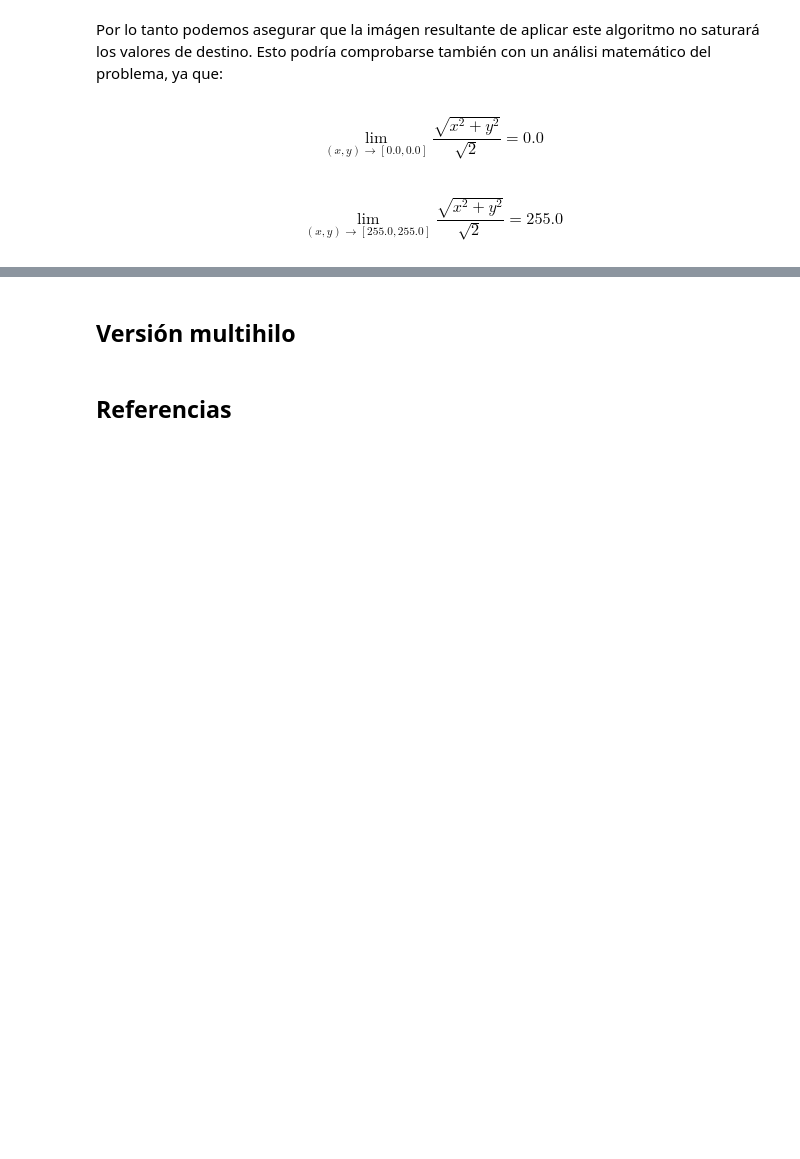
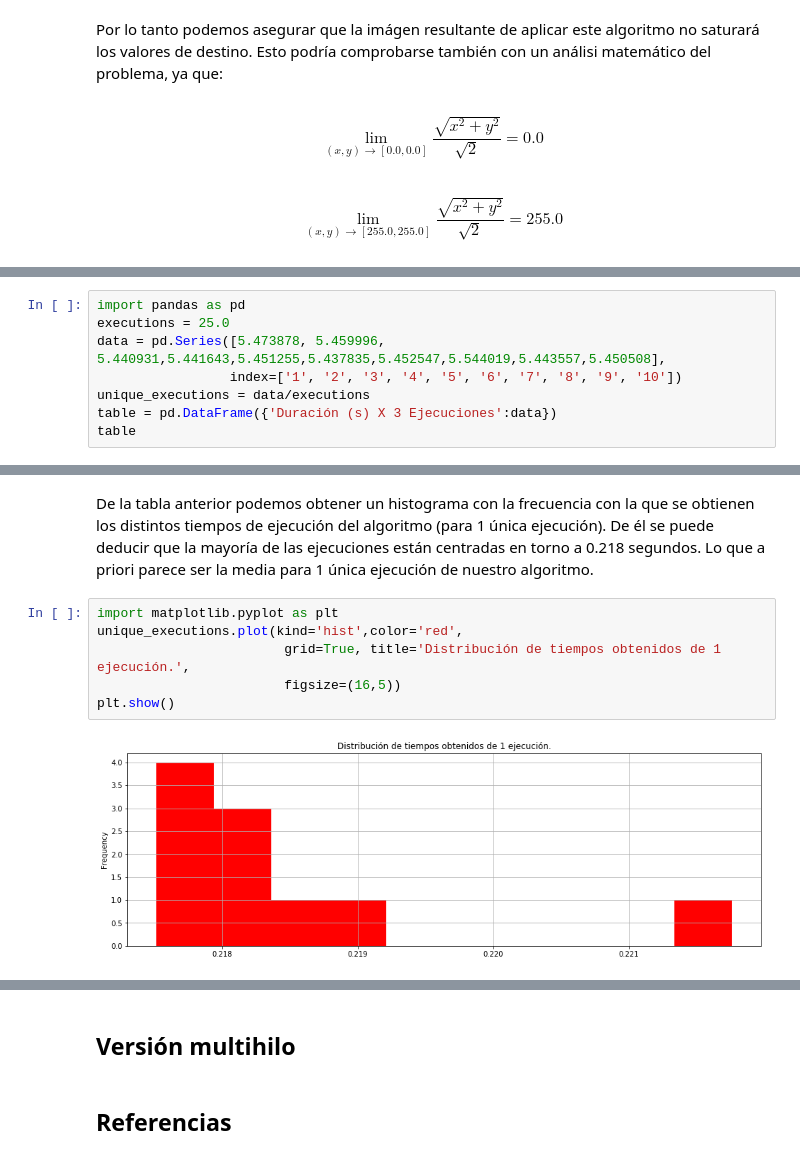
Before and after one commit to thewilly/GIISOF01-2-002-Arquitectura-Computadores, a Jupyter notebook: notebooks/2018-11-02-teamwork-all.ipynb, the cells around one changed output, grey strips where cells are left out. Cells and saved outputs as stored; diff of their text form; blank space fills up the shorter version.

```diff
--- a/notebooks/2018-11-02-teamwork-all.ipynb
+++ b/notebooks/2018-11-02-teamwork-all.ipynb
@@ -82,0 +134,8 @@ $$\lim_{\left ( x,y \right ) \rightarrow \left [ 255.0,255.0 \right ]} \frac{\sq
+# %%
+import pandas as pd
+executions = 25.0
+data = pd.Series([5.473878, 5.459996, 5.440931,5.441643,5.451255,5.437835,5.452547,5.544019,5.443557,5.450508],
+                 index=['1', '2', '3', '4', '5', '6', '7', '8', '9', '10'])
+unique_executions = data/executions
+table = pd.DataFrame({'Duración (s) X 3 Ejecuciones':data})
+table
@@ -82,0 +154,10 @@ $$\lim_{\left ( x,y \right ) \rightarrow \left [ 255.0,255.0 \right ]} \frac{\sq
+# %% [markdown]
+De la tabla anterior podemos obtener un histograma con la frecuencia con la que se obtienen los distintos tiempos de ejecución del algoritmo (para 1 única ejecución). De él se puede deducir que la mayoría de las ejecuciones están centradas en torno a 0.218 segundos. Lo que a priori parece ser la media para 1 única ejecución de nuestro algoritmo.
+# %%
+import matplotlib.pyplot as plt
+unique_executions.plot(kind='hist',color='red',
+                        grid=True, title='Distribución de tiempos obtenidos de 1 ejecución.',
+                        figsize=(16,5))
+plt.show()
+# %% [output]
+[figure, added]
```
Also changed, not shown: parts of 33 cells of this notebook.
